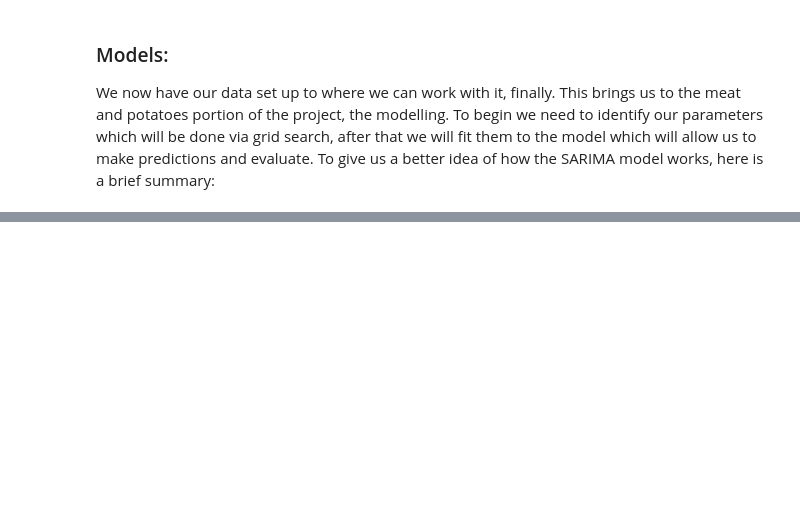
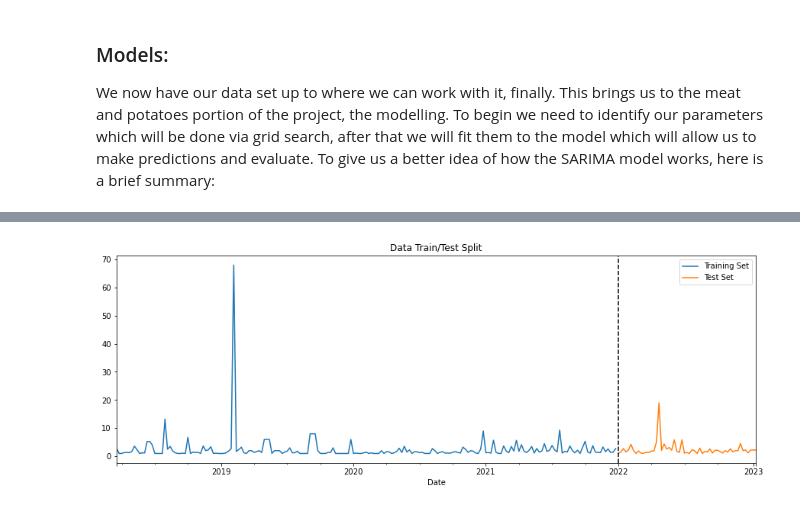
Before and after one commit to DtonesOD1/Capstone, a Jupyter notebook: Capstone.ipynb, the cells around one changed output, grey strips where cells are left out. Cells and saved outputs as stored; diff of their text form; code cells hidden in the pictures; blank space fills up the shorter version.

```diff
--- a/Capstone.ipynb
+++ b/Capstone.ipynb
@@ -1076,3 +1080,5 @@ weekly_black_mean = df_black_weekly.mean()
+# %%
+weekly_black_mean = weekly_black_mean.fillna(weekly_black_mean.bfill())
 # %%
 df_blue = df_blue.fillna(df_blue.bfill())
 
@@ -1147,3 +1149,7 @@ weekly_red_mean
+# %%
+weekly_black_mean = weekly_black_mean.fillna(weekly_black_mean.bfill())
+weekly_blue_mean = weekly_blue_mean.fillna(weekly_blue_mean.bfill())
+weekly_red_mean = weekly_red_mean.fillna(weekly_red_mean.bfill())
 # %% [markdown]
 ### Models:
 
@@ -1170,2 +1182,15 @@ The Bayesian Information Criterion (BIC) is a measure of the relative quality of
+# %%
+# split data into 80/20 test by dates..
+train_black = weekly_black_mean['Qty'].loc[weekly_black_mean.index < '01-01-2022']
+test_balck = weekly_black_mean['Qty'].loc[weekly_black_mean.index >= '01-01-2022']
+
+fig, ax = plt.subplots(figsize=(15, 5))
+train.plot(ax=ax, label='Training Set', title='Data Train/Test Split')
+test.plot(ax=ax, label='Test Set')
+ax.axvline('01-01-2022', color='black', ls='--')
+ax.legend(['Training Set', 'Test Set'])
+plt.show()
+# %% [output]
+[figure, added]
 # %%
 # Define the p, d and q parameters to take any value between 0 and 3 (exclusive)
```
Also changed, not shown: parts of 113 cells of this notebook.
